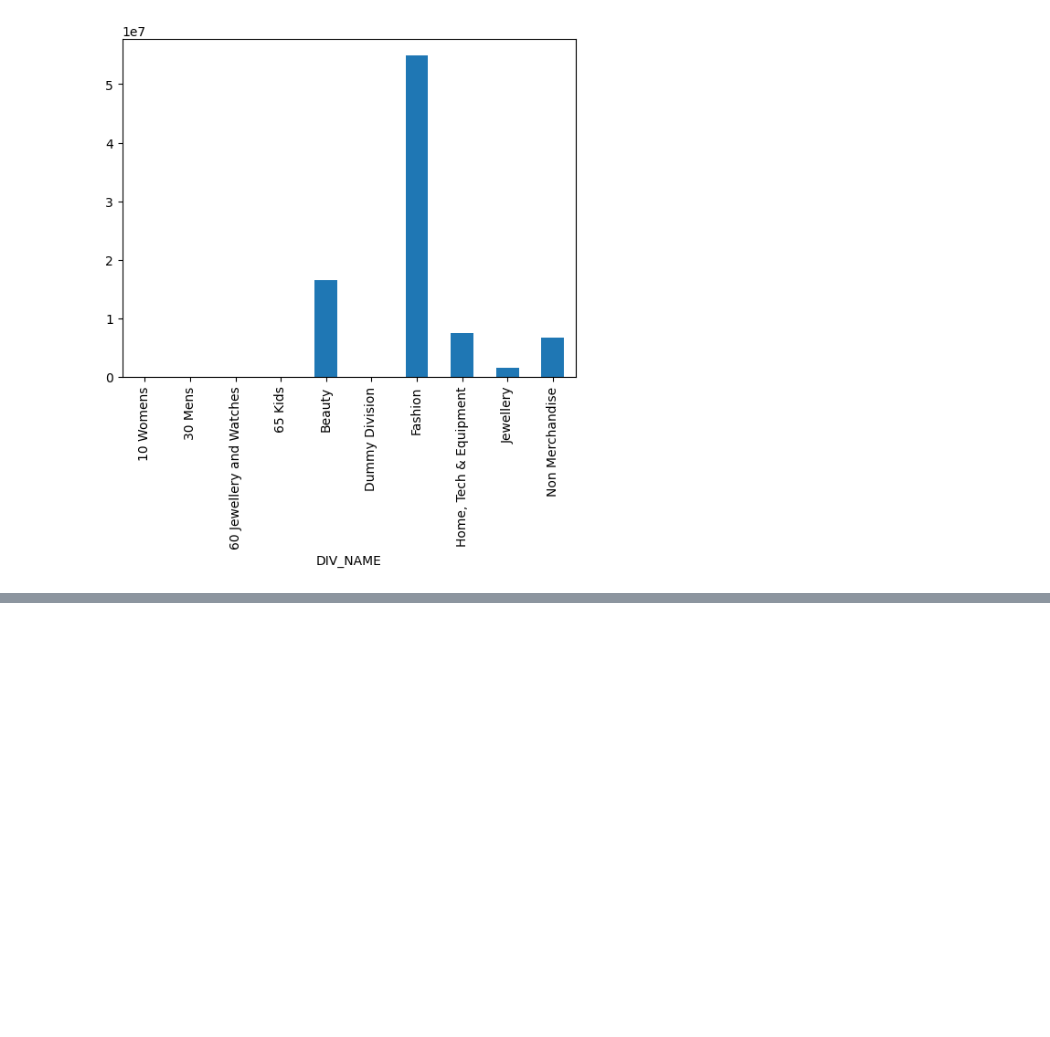
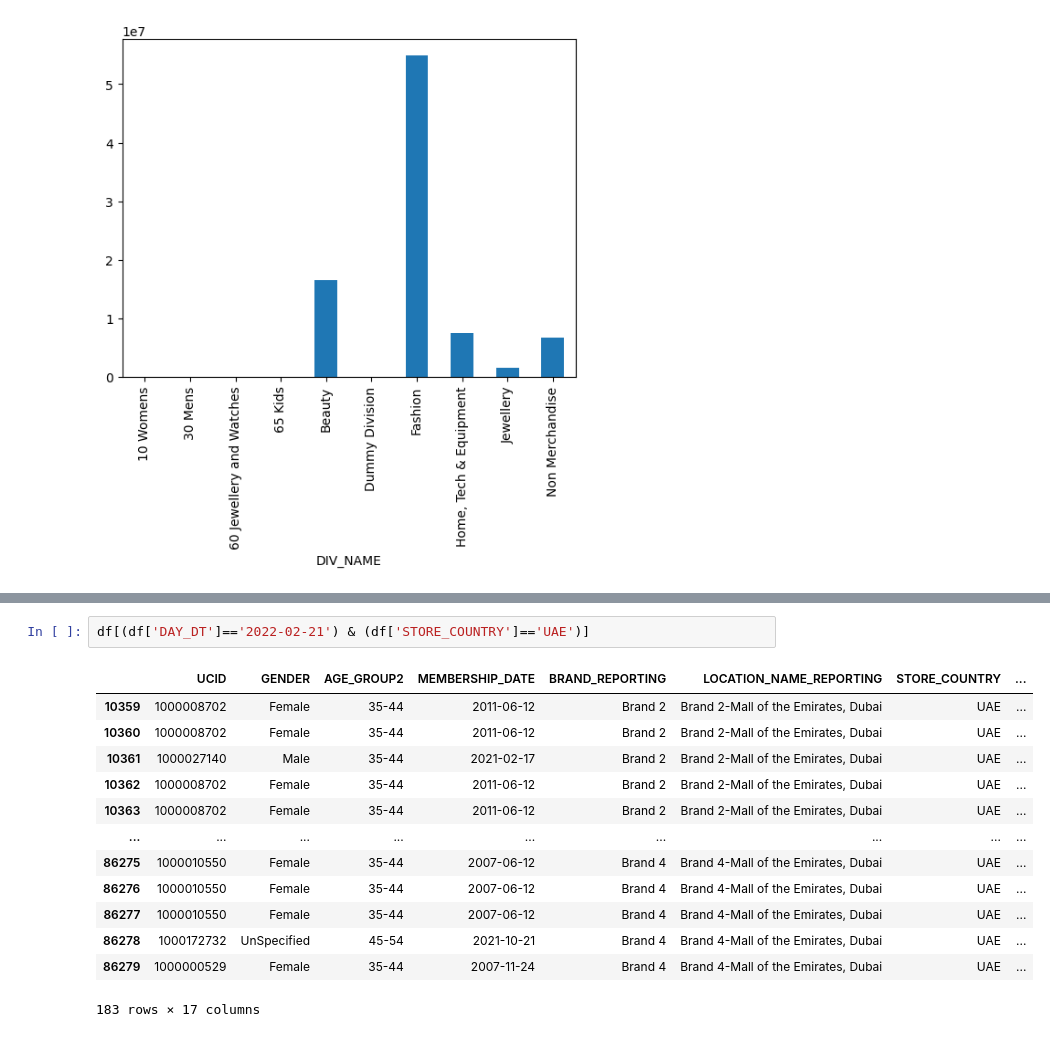
Before and after one commit to maheshpeiris0/customer_behaviour_analysis, a Jupyter notebook: data_analysis.ipynb, the cells around one changed output, grey strips where cells are left out. Cells and saved outputs as stored; diff of their text form; blank space fills up the shorter version.

```diff
--- a/data_analysis.ipynb
+++ b/data_analysis.ipynb
@@ -103,0 +169,16 @@ df.groupby('DIV_NAME')['NET_SALES_AMOUNT'].sum().plot(kind='bar')
+# %%
+df[(df['DAY_DT']=='2022-02-21') & (df['STORE_COUNTRY']=='UAE')]
+# %% [output]
+|  | UCID | GENDER | AGE_GROUP2 | MEMBERSHIP_DATE | BRAND_REPORTING | LOCATION_NAME_REPORTING | STORE_COUNTRY | ... |
+| 10359 | 1000008702 | Female | 35-44 | 2011-06-12 | Brand 2 | Brand 2-Mall of the Emirates, Dubai | UAE | ... |
+| 10360 | 1000008702 | Female | 35-44 | 2011-06-12 | Brand 2 | Brand 2-Mall of the Emirates, Dubai | UAE | ... |
+| 10361 | 1000027140 | Male | 35-44 | 2021-02-17 | Brand 2 | Brand 2-Mall of the Emirates, Dubai | UAE | ... |
+| 10362 | 1000008702 | Female | 35-44 | 2011-06-12 | Brand 2 | Brand 2-Mall of the Emirates, Dubai | UAE | ... |
+| 10363 | 1000008702 | Female | 35-44 | 2011-06-12 | Brand 2 | Brand 2-Mall of the Emirates, Dubai | UAE | ... |
+| ... | ... | ... | ... | ... | ... | ... | ... | ... |
+| 86275 | 1000010550 | Female | 35-44 | 2007-06-12 | Brand 4 | Brand 4-Mall of the Emirates, Dubai | UAE | ... |
+| 86276 | 1000010550 | Female | 35-44 | 2007-06-12 | Brand 4 | Brand 4-Mall of the Emirates, Dubai | UAE | ... |
+| 86277 | 1000010550 | Female | 35-44 | 2007-06-12 | Brand 4 | Brand 4-Mall of the Emirates, Dubai | UAE | ... |
+| 86278 | 1000172732 | UnSpecified | 45-54 | 2021-10-21 | Brand 4 | Brand 4-Mall of the Emirates, Dubai | UAE | ... |
+| 86279 | 1000000529 | Female | 35-44 | 2007-11-24 | Brand 4 | Brand 4-Mall of the Emirates, Dubai | UAE | ... |
+183 rows × 17 columns
```
Also changed, not shown: parts of 4 cells of this notebook.
